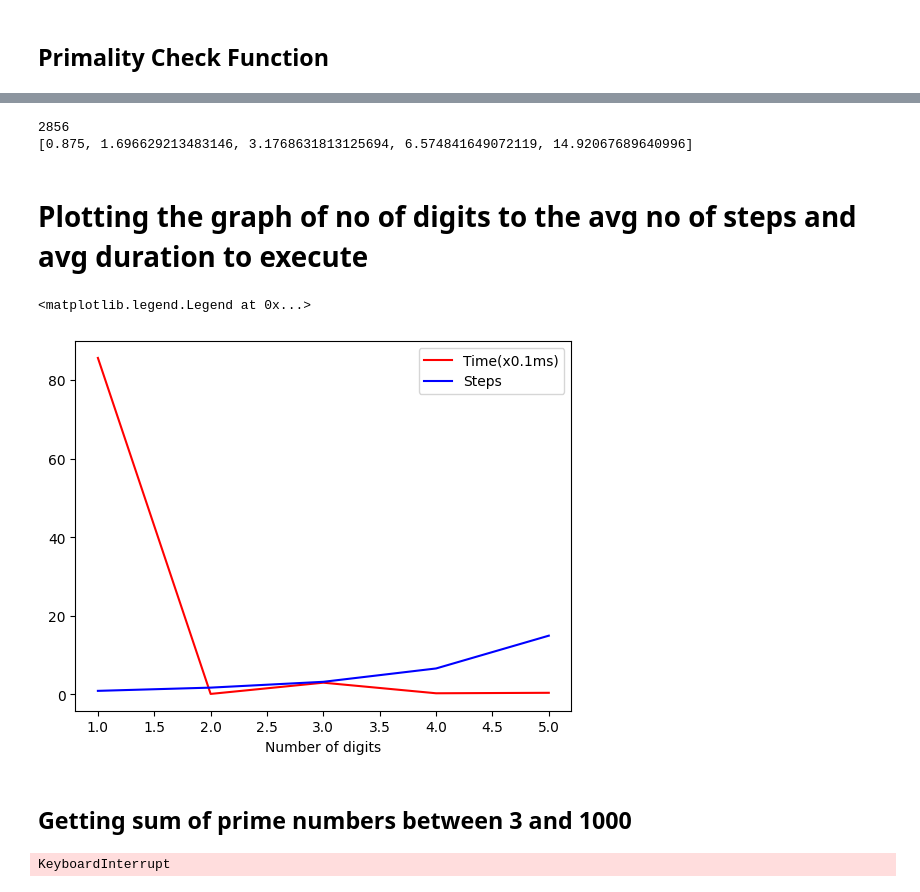
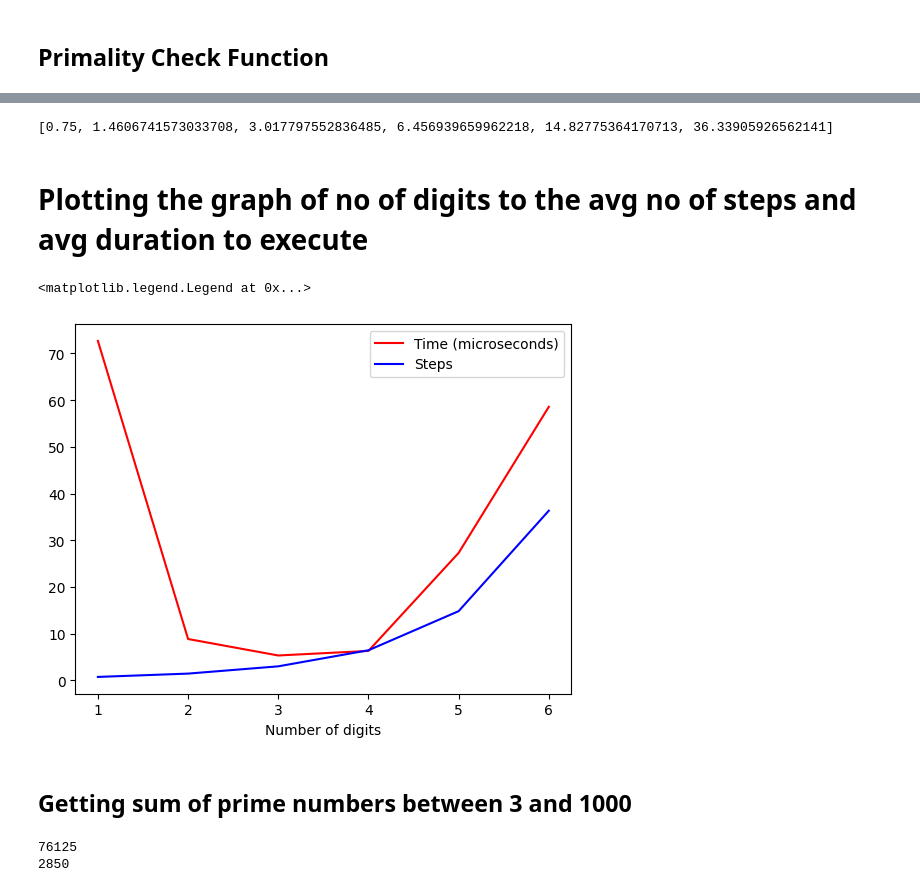
Before and after one commit to Xpektra7/200-days-of-code, a Jupyter notebook: 200 days of code/Day 5 and 6/prime_checker.ipynb, the cells around one changed output, grey strips where cells are left out. Cells and saved outputs as stored; diff of their text form; code cells hidden in the pictures.

```diff
--- a/200 days of code/Day 5 and 6/prime_checker.ipynb
+++ b/200 days of code/Day 5 and 6/prime_checker.ipynb
@@ -48,10 +48,10 @@ four_digit_time = 0
 five_digit_steps = 0
 five_digit_time = 0
 
-# Stopping at 5 digits because of the low performance of my CPU, feel free to push the limits of your CPU
+# Stopping at 6 digits because of the low performance of my CPU, feel free to push the limits of your CPU
 
-# six_digit_steps = 0
-# six_digit_time = 0
+six_digit_steps = 0
+six_digit_time = 0
 # seven_digit_steps = 0
 # eight_digit_steps = 0
 
@@ -86,7 +86,6 @@ for i in range(100,999):
     case.append(results[1])
 
 three_digit_steps = sum(case) / len(case)
-print(sum(case))
 t2 = time.time()
 three_digit_time = (t2 - t1) / len(case)
 
@@ -110,14 +109,14 @@ five_digit_steps = sum(case) / len(case)
 t2 = time.time()
 five_digit_time = (t2 - t1) / len(case)
 
-# case = []
-# t1 = time.time()
-# for i in range(100000,999999):
-#     results = prime_checker(i)
-#     case.append(results[1])
-# six_digit_steps = sum(case) / len(case)
-# t1 = time.time()
-# six_digit_time = (t2 - t1) / len(case)
+case = []
+t1 = time.time()
+for i in range(100000,999999):
+    results = prime_checker(i)
+    case.append(results[1])
+six_digit_steps = sum(case) / len(case)
+t2 = time.time()
+six_digit_time = (t2 - t1) / len(case)
 
 # case = []
 # for i in range(1000000,9999999):
@@ -132,24 +131,25 @@ five_digit_time = (t2 - t1) / len(case)
 # eight_digit_steps = sum(case) // len(case)
 
 
-y_axis = [one_digit_steps,two_digit_steps,three_digit_steps,four_digit_steps,five_digit_steps]
+y_axis = [one_digit_steps,two_digit_steps,three_digit_steps,four_digit_steps,five_digit_steps,six_digit_steps]
 print(y_axis)
 # %% [output]
-2856
-[0.875, 1.696629213483146, 3.1768631813125694, 6.574841649072119, 14.92067689640996]
+[0.75, 1.4606741573033708, 3.017797552836485, 6.456939659962218, 14.82775364170713, 36.33905926562141]
 # %% [markdown]
 # Plotting the graph of no of digits to the avg no of steps and avg duration to execute
 # %%
 import matplotlib.pyplot as plt
-step_axis = [one_digit_steps,two_digit_steps,three_digit_steps,four_digit_steps,five_digit_steps]
-time_axis = [one_digit_time * 10000,two_digit_time * 10000,three_digit_time * 10000,four_digit_time * 10000,five_digit_time * 10000]
-plt.plot([1,2,3,4,5],time_axis,'r',[1,2,3,4,5],step_axis,'blue')
-plt.title = "Graph of no of digits to the avg no of steps and avg duration to execute"
+step_axis = [one_digit_steps,two_digit_steps,three_digit_steps,four_digit_steps,five_digit_steps,six_digit_steps]
+time_axis = [one_digit_time * 1000000,two_digit_time * 1000000,three_digit_time * 1000000,four_digit_time * 1000000,five_digit_time * 1000000,six_digit_time * 1000000]
+digits = [1,2,3,4,5,6]
+
+plt.plot(digits, time_axis, 'r', digits, step_axis, 'blue')
+
 plt.xlabel("Number of digits")
-plt.legend(["Time(x0.1ms)","Steps"])
+plt.legend(["Time (microseconds)", "Steps"])
 # %% [output]
 <matplotlib.legend.Legend at 0x...>
-[figure, old version]
+[figure, new version]
 # %% [markdown]
 ## Getting sum of prime numbers between 3 and 1000
 # %%
@@ -167,4 +167,5 @@ for i in range(3,1000):
 print(sum(primes))
 print(sum(steps))
 # %% [output]
-KeyboardInterrupt
+76125
+2850
```
Also changed, not shown: parts of 1 cell of this notebook, 6 other files.
